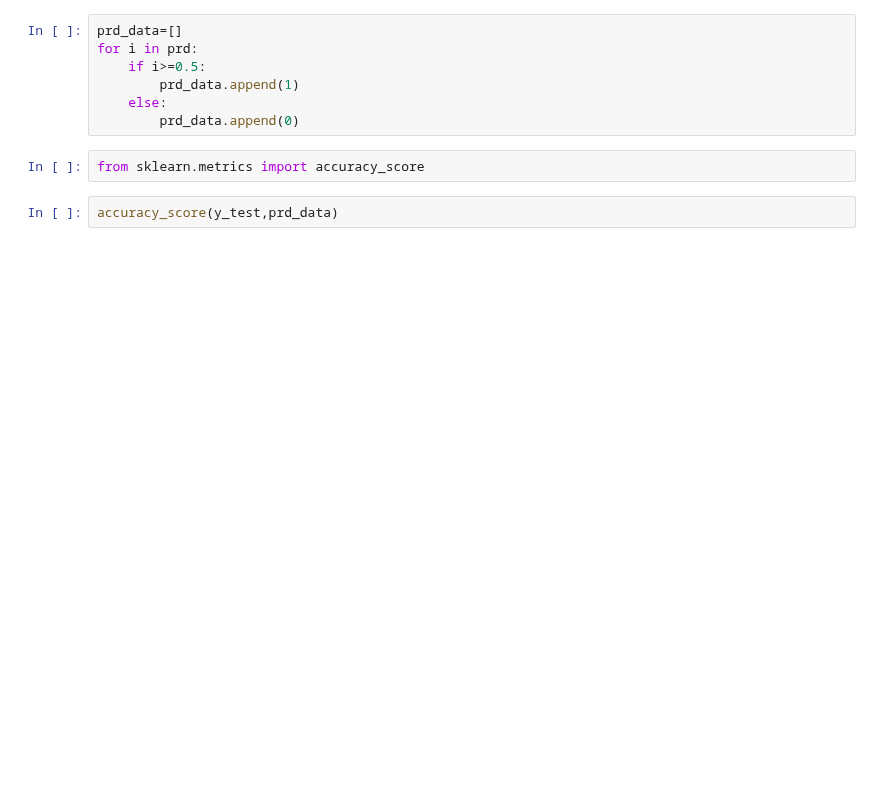
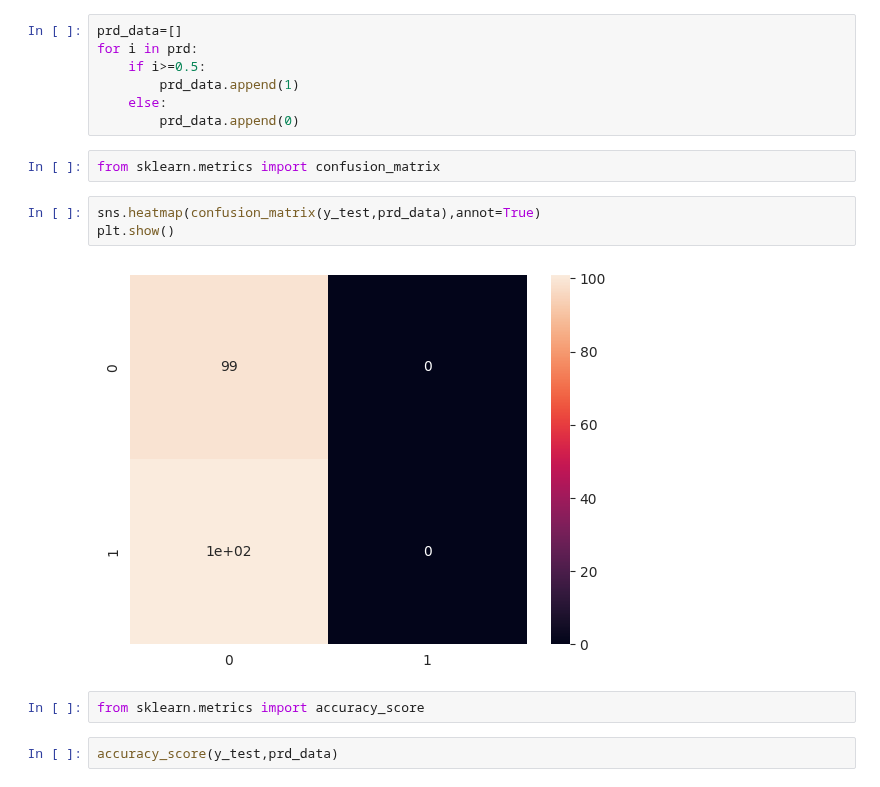
Before and after one commit to HammadAli08/Python-Toolbox, a Jupyter notebook: Deep Learning/Multi Layer Perceptron(ANN).ipynb, the cells around one changed output. Drawn from its saved outputs; the diff is of its cells as text; blank space fills up the shorter version.

```diff
--- a/Deep Learning/Multi Layer Perceptron(ANN).ipynb
+++ b/Deep Learning/Multi Layer Perceptron(ANN).ipynb
@@ -144,6 +116,13 @@ for i in prd:
         prd_data.append(1)
     else:
         prd_data.append(0)
+# %%
+from sklearn.metrics import confusion_matrix
+# %%
+sns.heatmap(confusion_matrix(y_test,prd_data),annot=True)
+plt.show()
+# %% [output]
+[figure, added]
 # %%
 from sklearn.metrics import accuracy_score
 # %%
```
Also changed, not shown: parts of 17 cells of this notebook.
